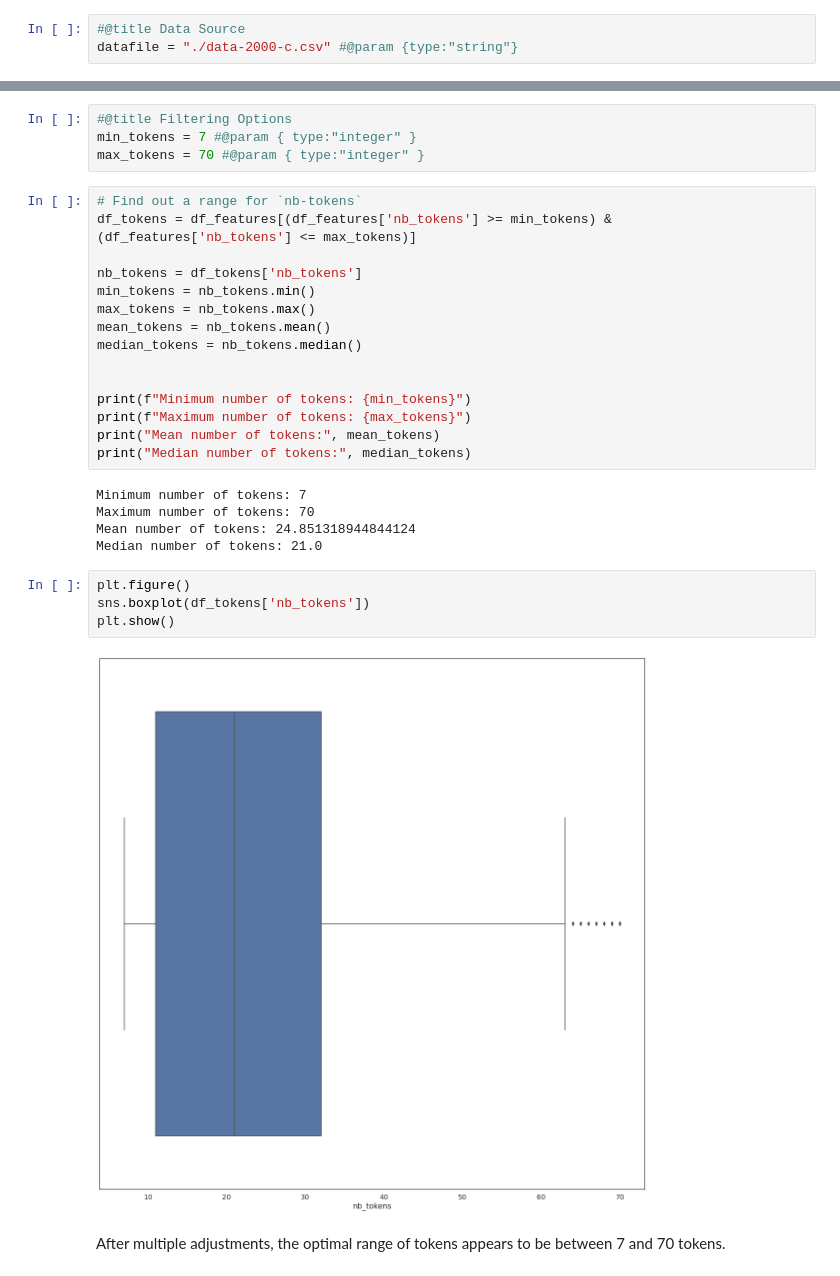
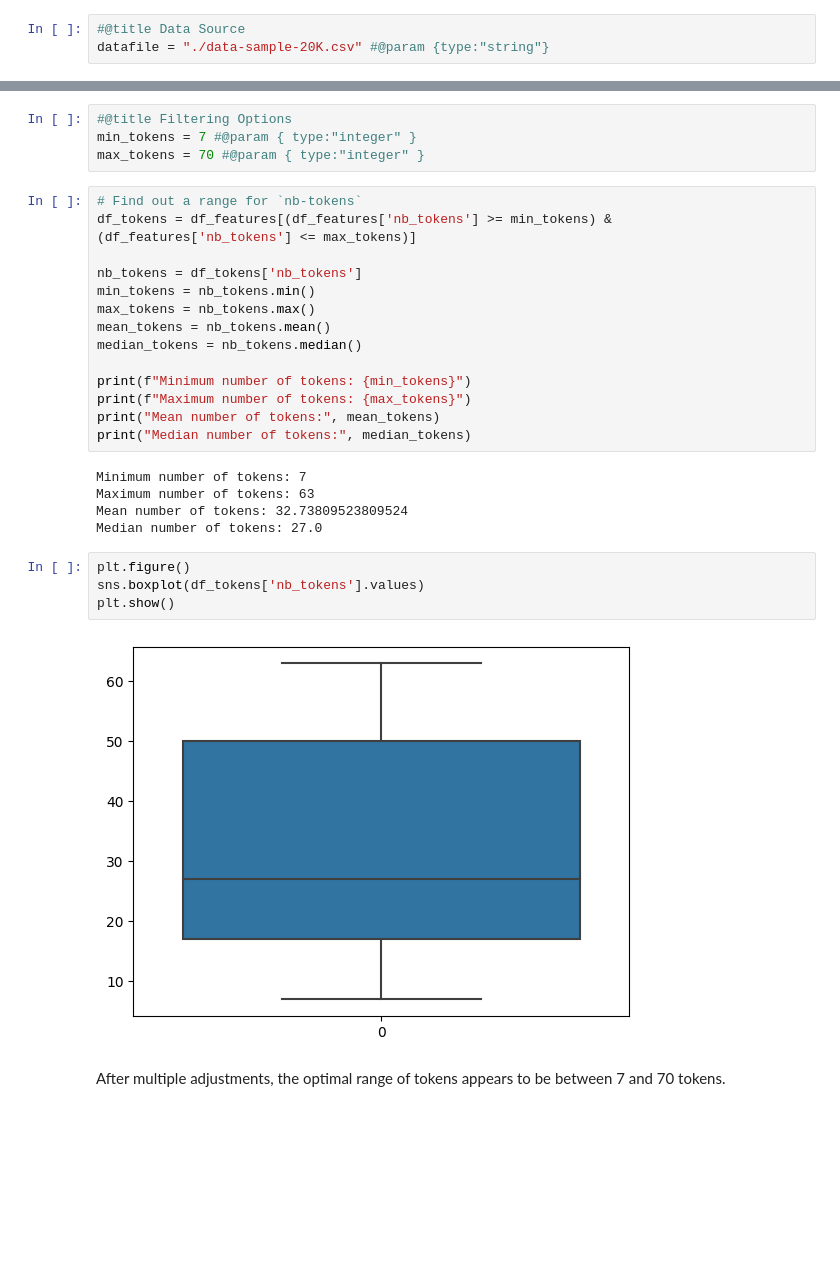
Before and after one commit to DeepCodeSec/ml1000-p3, a Jupyter notebook: notebooks/group_1_project.ipynb, the cells around one changed output, grey strips where cells are left out. Cells and saved outputs as stored; diff of their text form; blank space fills up the shorter version.

```diff
--- a/notebooks/group_1_project.ipynb
+++ b/notebooks/group_1_project.ipynb
@@ -103,6 +103,6 @@ For the purpose of demonstration, a sample of 2000 rows is used to generate an i
 # %%
 #@title Data Source
-datafile = "./data-2000-c.csv" #@param {type:"string"}
+datafile = "./data-sample-20K.csv" #@param {type:"string"}
 # %%
 import pandas as pd
 
@@ -190,7 +207,7 @@ min_tokens = 7 #@param { type:"integer" }
 max_tokens = 70 #@param { type:"integer" }
 # %%
 # Find out a range for `nb-tokens`
-df_tokens = df_features[(df_features['nb_tokens'] >= min_tokens) &  (df_features['nb_tokens'] <= max_tokens)]
+df_tokens = df_features[(df_features['nb_tokens'] >= min_tokens) & (df_features['nb_tokens'] <= max_tokens)]
 
 nb_tokens = df_tokens['nb_tokens']
 min_tokens = nb_tokens.min()
@@ -198,22 +215,21 @@ max_tokens = nb_tokens.max()
 mean_tokens = nb_tokens.mean()
 median_tokens = nb_tokens.median()
 
-
 print(f"Minimum number of tokens: {min_tokens}")
 print(f"Maximum number of tokens: {max_tokens}")
 print("Mean number of tokens:", mean_tokens)
 print("Median number of tokens:", median_tokens)
 # %% [output]
 Minimum number of tokens: 7
-Maximum number of tokens: 70
-Mean number of tokens: 24.851318944844124
-Median number of tokens: 21.0
+Maximum number of tokens: 63
+Mean number of tokens: 32.73809523809524
+Median number of tokens: 27.0
 # %%
 plt.figure()
-sns.boxplot(df_tokens['nb_tokens'])
+sns.boxplot(df_tokens['nb_tokens'].values)
 plt.show()
 # %% [output]
-[figure, old version]
+[figure, new version]
 # %% [markdown]
 After multiple adjustments, the optimal range of tokens appears to be between 7 and 70 tokens.
 # %% [markdown]
```
Also changed, not shown: parts of 29 cells of this notebook.
